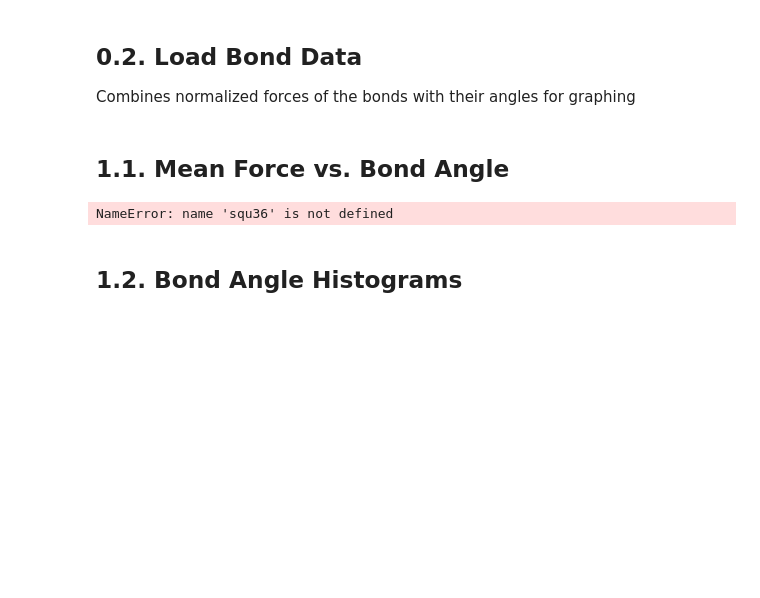
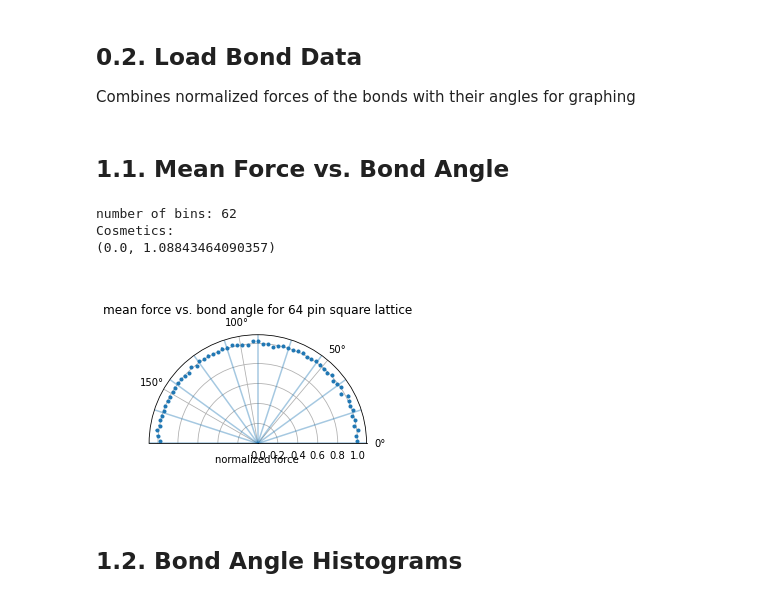
Before and after one commit to andyletzhang/SwatGrains, a Jupyter notebook: BondAngle_Analysis.ipynb, the cells around one changed output. Cells and saved outputs as stored; diff of their text form; code cells hidden in the pictures; blank space fills up the shorter version.

```diff
--- a/BondAngle_Analysis.ipynb
+++ b/BondAngle_Analysis.ipynb
@@ -29,8 +29,7 @@ filenames={'non0_07-11':'simulation_data/non_BondAngles07-11.txt', 'non0_07-13':
            'tri36_07-11':'simulation_data/tri_BondAngles07-11.txt', 'tri64_08-08':'simulation_data/tri_BondAnglesNp64_08-08.txt', 'tri64_07-12':'simulation_data/tri_BondAngles07-12.txt',
            'ran36_07-11':'simulation_data/ran_BondAngles07-11.txt', 'squ100_07-19':'simulation_data/squ_BondAngles07-19.txt', 'tri100_07-19':'simulation_data/tri_BondAngles07-19.txt', 'ran100_07-19':'simulation_data/ran_BondAngles07-19.txt'}
 
-#files = ['non0_07-11', 'squ36_07-11', 'squ64_07-12', 'tri36_07-11', 'tri64_07-12', 'ran36_07-11', 'squ100_07-19', 'tri100_07-19', 'ran100_07-19']
-files=['tri36_07-11','tri64_07-12','tri100_07-19','squ36_07-11','squ64_07-12','squ100_07-19']
+files=['squ36_07-11'] #,'squ64_07-12','squ100_07-19'] #'tri36_07-11','tri64_07-12','tri100_07-19',
 dataDict={file:read_BondAngles(filenames[file]) for file in files}
 # %% [markdown]
 ## 0.2. Load Bond Data
@@ -56,27 +55,29 @@ dataDict={file:read_BondInfo(filenames[file], dataDict[file]['bondAngle']) for f
 # %% [markdown]
 ## 1.1. Mean Force vs. Bond Angle
 # %%
-bw = 2*stats.iqr(squ36['bondAngle'], rng=(25,75), scale=1.0, nan_policy='omit')/(len(squ36)**(1/3)) # Freedman-Diaconis rule for histogram bin width
-num_bins=int(np.pi/bw)
-angleBins=squ36.groupby(pd.cut(squ36['bondAngle'],np.linspace(0,np.pi,num_bins))).agg({'normalizedForce':['mean','sem'],'bondAngle':['mean','sem']})
-print('number of bins:', num_bins)
+for file in ['squ36_07-11']:
+    bw = 2*stats.iqr(dataDict[file]['bondAngle'], rng=(25,75), scale=1.0, nan_policy='omit')/(len(dataDict[file])**(1/3)) # Freedman-Diaconis rule for histogram bin width
+    num_bins=int(np.pi/bw)
+    angleBins=dataDict[file].groupby(pd.cut(dataDict[file]['bondAngle'],np.linspace(0,np.pi,num_bins))).agg({'normalizedForce':['mean','sem'],'bondAngle':['mean','sem']})
+    print('number of bins:', num_bins)
 
-fig = plt.figure()
-ax = fig.add_subplot(111, projection='polar')
-ax.set_xlim(0,np.pi)
-for angle in np.linspace(0,np.pi,11):
-    plt.axvline(x=angle, alpha=0.4)
-plt.errorbar(angleBins['bondAngle','mean'], angleBins['normalizedForce','mean'],xerr=angleBins['bondAngle','sem'],yerr=angleBins['normalizedForce','sem'],fmt='C0.')
-print('Cosmetics:')
-ax.set_title('mean force vs. bond angle for 64 pin square lattice', x=0.5,y=0.82)
-ax.set_xlabel('')
-ax.set_ylabel('')
-plt.figtext(0.51, 0.25, 'normalized force', ha='center')
-print(plt.ylim())
-#plt.savefig('plots/force_vs_angle-squ64.png', dpi=300)
-plt.show()
+    fig = plt.figure()
+    ax = fig.add_subplot(111, projection='polar')
+    ax.set_xlim(0,np.pi)
+    plt.errorbar(angleBins['bondAngle','mean'], angleBins['normalizedForce','mean'],xerr=angleBins['bondAngle','sem'],yerr=angleBins['normalizedForce','sem'],fmt='C0.')
+    print('Cosmetics:')
+    ax.set_title('mean force vs. bond angle for 64 pin square lattice', x=0.5,y=0.82)
+    ax.set_xlabel('')
+    ax.set_ylabel('')
+    plt.figtext(0.51, 0.25, 'normalized force', ha='center')
+    print(plt.ylim())
+    #plt.savefig('plots/force_vs_angle-squ64.png', dpi=300)
+    plt.show()
 # %% [output]
-NameError: name 'squ36' is not defined
+number of bins: 62
+Cosmetics:
+(0.0, 1.08843464090357)
+[figure, added]
 # %% [markdown]
 ## 1.2. Bond Angle Histograms
 # %%
```
Also changed, not shown: parts of 7 cells of this notebook.
